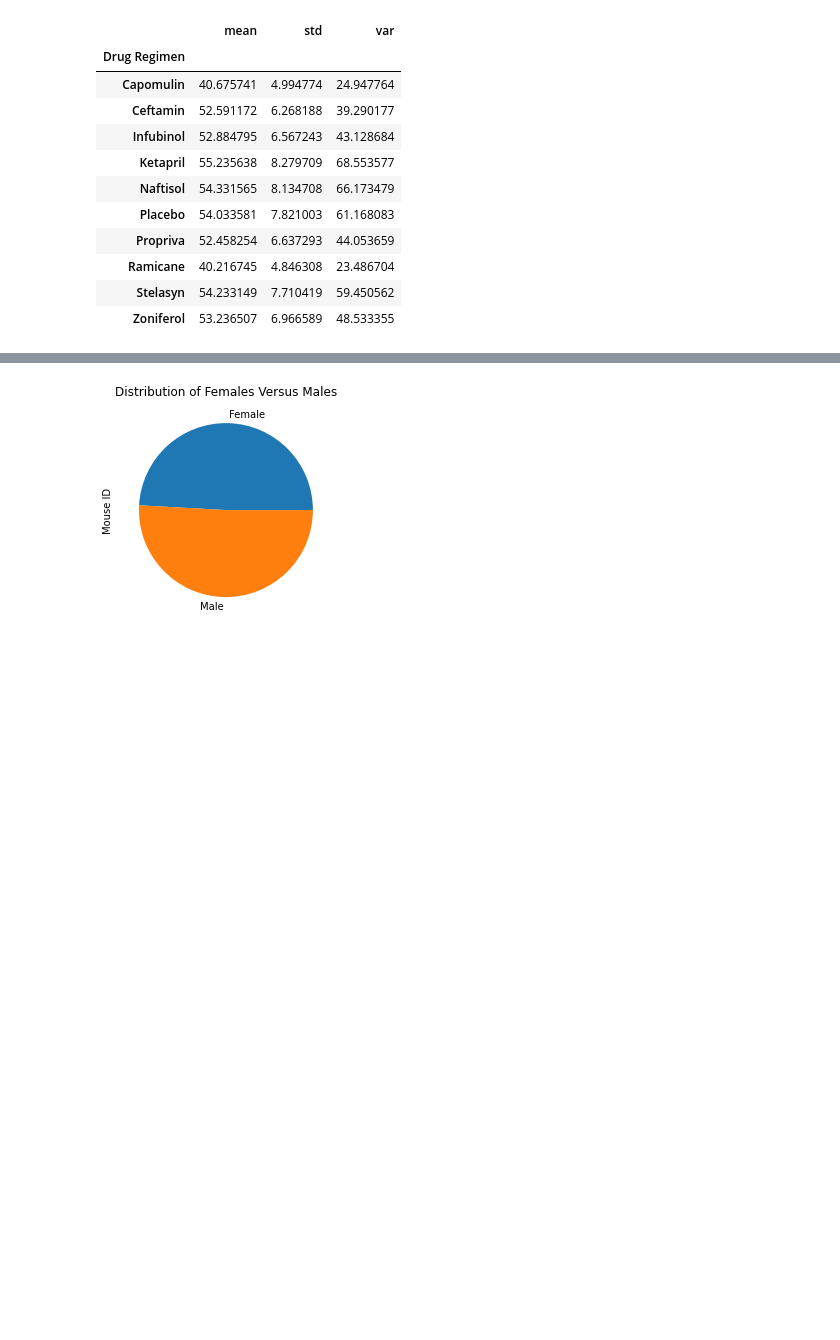
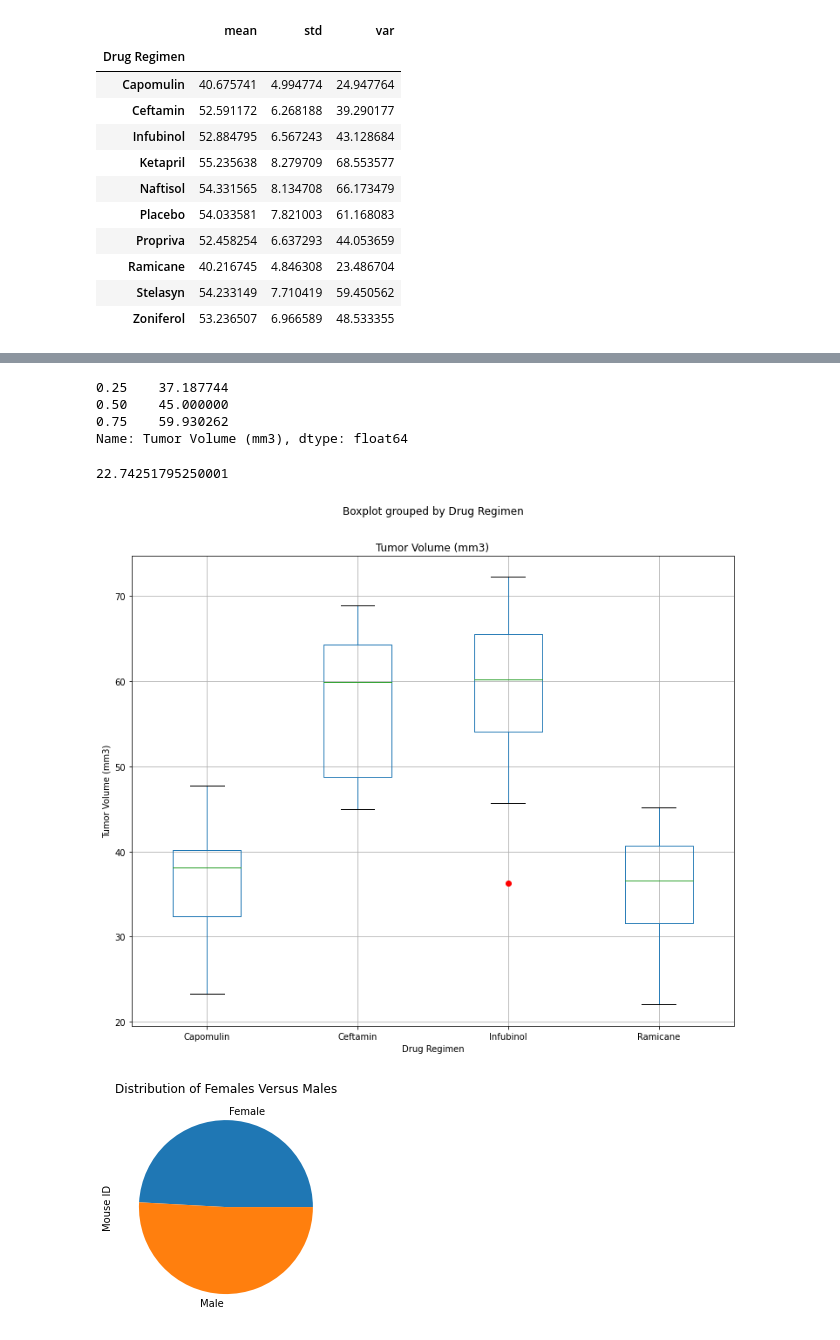
Before and after one commit to Farhana20/UCI_Homework_Farhana, a Jupyter notebook: Matplotlib_05/Pymaceuticals/MatplotlibHW.ipynb, the cells around one changed output, grey strips where cells are left out. Drawn from its saved outputs; the diff is of its cells as text; code cells hidden in the pictures; blank space fills up the shorter version.

```diff
--- a/Matplotlib_05/Pymaceuticals/MatplotlibHW.ipynb
+++ b/Matplotlib_05/Pymaceuticals/MatplotlibHW.ipynb
@@ -291,0 +354,4 @@ regimen_mean
+# %%
+
+maxtimepoint = final_df.groupby("Mouse ID").max()["Timepoint"]
+maxtimepoint
@@ -291,0 +372,3 @@ regimen_mean
+# %%
+last_tumor_volume = final_df.groupby("Mouse ID").last()["Tumor Volume (mm3)"]
+last_tumor_volume
@@ -291,0 +389,6 @@ regimen_mean
+# %%
+regimen_need = ["Capomulin", "Ramicane", "Infubinol", "Ceftamin"]
+regimen = final_df.groupby("Mouse ID").last()["Drug Regimen"]
+create_df = pd.DataFrame({"Drug Regimen": regimen, "Timepoint": maxtimepoint, "Tumor Volume (mm3)": last_tumor_volume})
+create_df = create_df.loc[create_df["Drug Regimen"].isin(regimen_need)]
+create_df
@@ -292,3 +410,29 @@ regimen_mean
+# %%
+# Calculate the IQR and quantitatively determine if there are any potential outliers.
+tumor_need = create_df["Tumor Volume (mm3)"]
+quartiles = tumor_need.quantile([.25, .50, .75])
+quartiles
+# %% [output]
+0.25    37.187744
+0.50    45.000000
+0.75    59.930262
+Name: Tumor Volume (mm3), dtype: float64
+# %%
+#IQR
+lower_q = quartiles[0.25]
+upper_q = quartiles[0.75]
+iqr = upper_q - lower_q
+iqr
+# %% [output]
+22.74251795250001
+# %%
+# Generate a box plot of the final tumor volume of each mouse across four regimens of interest
+
+box_plot = create_df.boxplot(by="Drug Regimen", column = "Tumor Volume (mm3)", sym="r", figsize=(12,10))
+box_plot.set_ylabel("Tumor Volume (mm3)")
+plt.show()
+# %% [output]
+[figure, added]
 # %%
 # Generate a pie plot showing the distribution of female versus male mice using pandas
 sex_dist = final_df.groupby('Sex').count()['Mouse ID']
```
Also changed, not shown: parts of 7 cells of this notebook.
